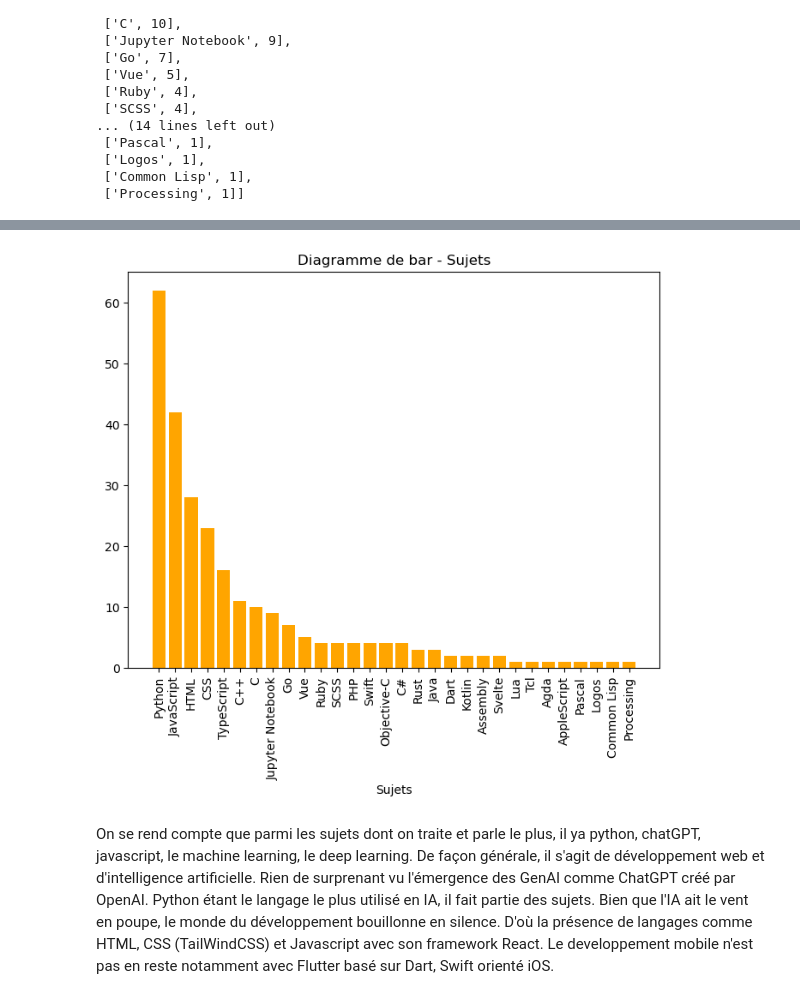
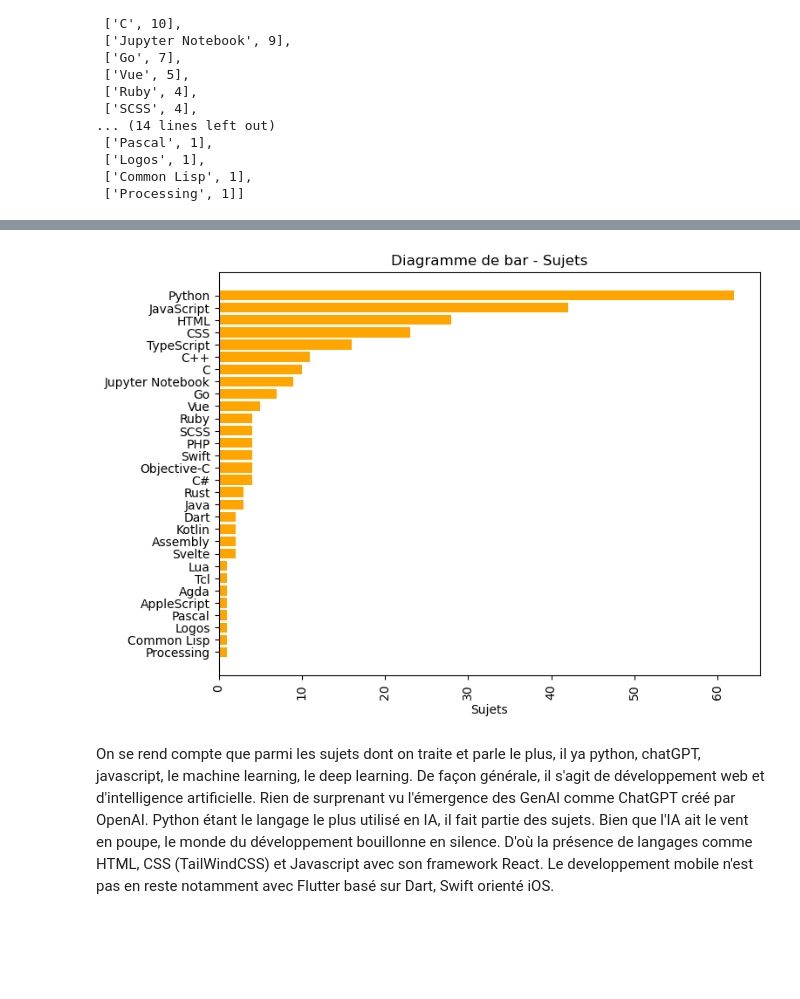
Before and after one commit to Hammilidi/GitHub_Viz, a Jupyter notebook: Github_Viz.ipynb, the cells around one changed output, grey strips where cells are left out. Saved outputs shown, nothing was run; the diff lists cells and outputs as text; code cells hidden in the pictures; blank space fills up the shorter version.

Commit message:
Analyse & Visualisation bouclées (JJ)

```diff
--- a/Github_Viz.ipynb
+++ b/Github_Viz.ipynb
@@ -345,3 +345,28 @@ top_topics
  ['Logos', 1],
  ['Common Lisp', 1],
  ['Processing', 1]]
+# %%
+from collections import Counter
+import matplotlib.pyplot as plt
+from wordcloud import WordCloud
+
+# Extract the languages and their respective counts
+topics = []
+counts = []
+
+for topic, count in top_topics:
+    topics.append(topic)
+    counts.append(count)
+
+# Create a dictionary of topic-count pairs
+topic_counts = {topic: count for topic, count in zip(topics, counts)}
+
+# Create a word cloud object
+wordcloud = WordCloud(width=800, height=400, background_color='white').generate_from_frequencies(topic_counts)
+
+# Display the word cloud
+plt.figure(figsize=(8, 6))
+plt.imshow(wordcloud, interpolation='bilinear')
+plt.axis('off')
+plt.title('Word Cloud - Sujets')
+plt.show()
@@ -348,27 +375,31 @@ top_topics
 # %%
 from collections import Counter
 import matplotlib.pyplot as plt
 
 # occurrences = Counter(langages)
 
 # Extract the languages and their respective counts
 topics = []
 counts = []
 
 for topic, count in top_topics:
     topics.append(topic)
     counts.append(count)
 
+# Reverse the order of topics and counts
+topics.reverse()
+counts.reverse()
+
 # Plot the occurrences as a bar plot
 plt.figure(figsize=(8, 6))
-plt.bar(topics, counts, color = "orange")
+plt.barh(topics, counts, color = "orange")
 plt.title('Diagramme de bar - Sujets')
 plt.xlabel('Sujets')
 #plt.ylabel('Occurrences')
 plt.xticks(rotation='vertical')
 plt.show()
 # %% [output]
-[figure, old version]
+[figure, new version]
 # %% [markdown]
 On se rend compte que parmi les sujets dont on traite et parle le plus, il ya python, chatGPT, javascript, le machine learning, le deep learning. De façon générale, il s'agit de développement web et d'intelligence artificielle. Rien de surprenant vu l'émergence des GenAI comme ChatGPT créé par OpenAI. Python étant le langage le plus utilisé en IA, il fait partie des sujets. Bien que l'IA ait le vent en poupe, le monde du développement bouillonne en silence. D'où la présence de langages comme HTML, CSS (TailWindCSS) et Javascript avec son framework React. Le developpement mobile n'est pas en reste notamment avec Flutter basé sur Dart, Swift orienté iOS.
 # %%
```
Also changed, not shown: parts of 36 cells of this notebook, 11 other files.
